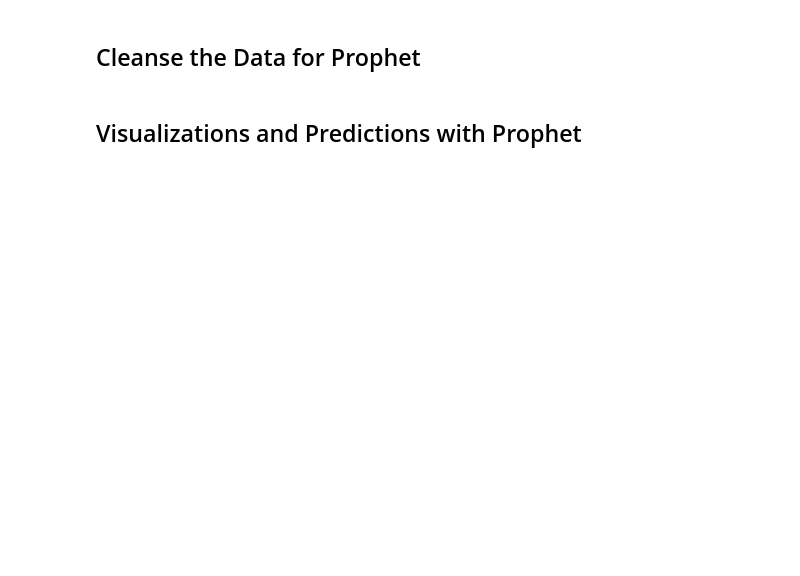
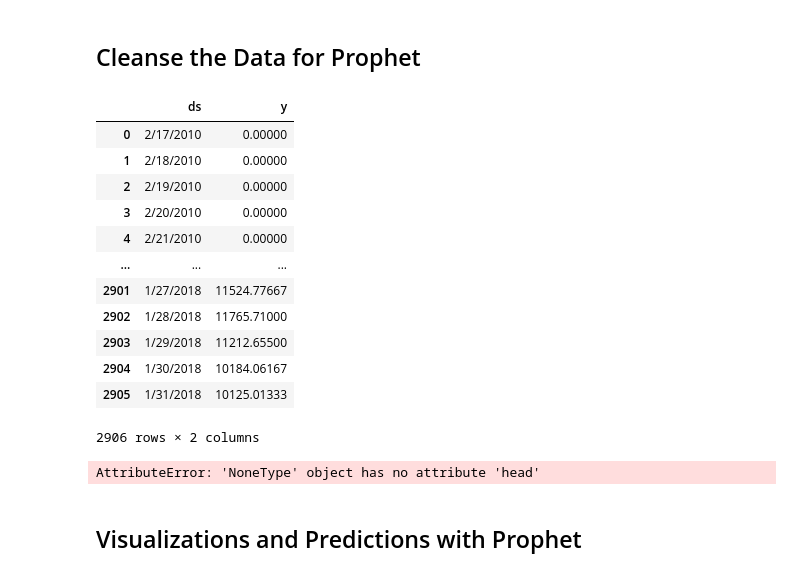
Before and after one commit to juanlavieri/housing_currency, a Jupyter notebook: Bitcoin_Prices_Analysis.ipynb, the cells around one changed output. Saved outputs shown, nothing was run; the diff lists cells and outputs as text; code cells hidden in the pictures; blank space fills up the shorter version.

```diff
--- a/Bitcoin_Prices_Analysis.ipynb
+++ b/Bitcoin_Prices_Analysis.ipynb
@@ -13,7 +72,26 @@
 # %%
 # Code to cleanse and prepare the data for Prophet
 # Example: bitcoin_prices_df_prophet = bitcoin_prices_df[['Date', 'Price']]
+bitcoin_prices_df_prophet = bitcoin_prices_df[['Date', 'Price']]
 # bitcoin_prices_df_prophet.rename(columns={'Date': 'ds', 'Price': 'y'}, inplace=True)
+bitcoin_prices_df_prophet.rename(columns={'Date': 'ds', 'Price': 'y'}, inplace=True)
+display (bitcoin_prices_df_prophet).head()
+display (bitcoin_prices_df_prophet).tail()
+# %% [output]
+|  | ds | y |
+| 0 | 2/17/2010 | 0.00000 |
+| 1 | 2/18/2010 | 0.00000 |
+| 2 | 2/19/2010 | 0.00000 |
+| 3 | 2/20/2010 | 0.00000 |
+| 4 | 2/21/2010 | 0.00000 |
+| ... | ... | ... |
+| 2901 | 1/27/2018 | 11524.77667 |
+| 2902 | 1/28/2018 | 11765.71000 |
+| 2903 | 1/29/2018 | 11212.65500 |
+| 2904 | 1/30/2018 | 10184.06167 |
+| 2905 | 1/31/2018 | 10125.01333 |
+2906 rows × 2 columns
+AttributeError: 'NoneType' object has no attribute 'head'
 # %% [markdown]
 ## Visualizations and Predictions with Prophet
 # %%
```
Also changed, not shown: parts of 11 cells of this notebook, 1 other file.
